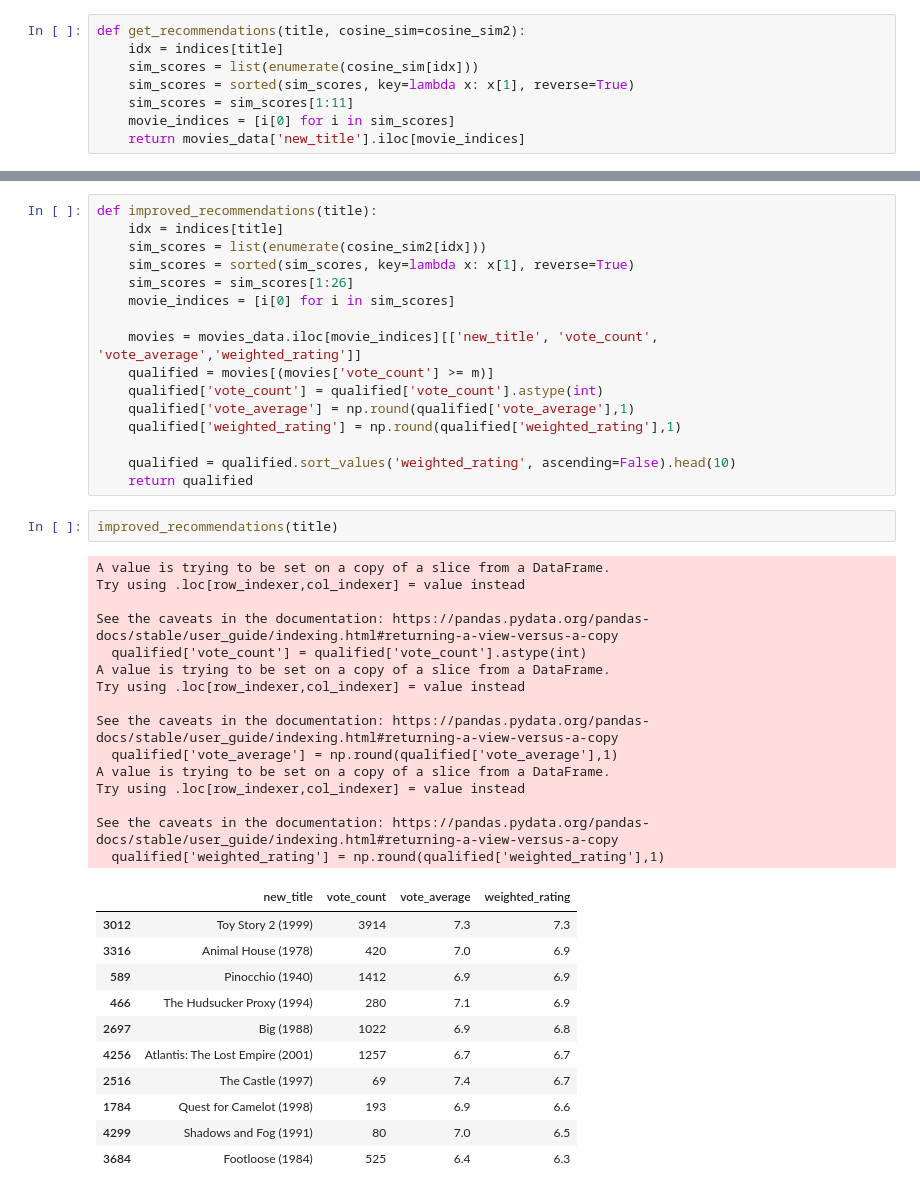
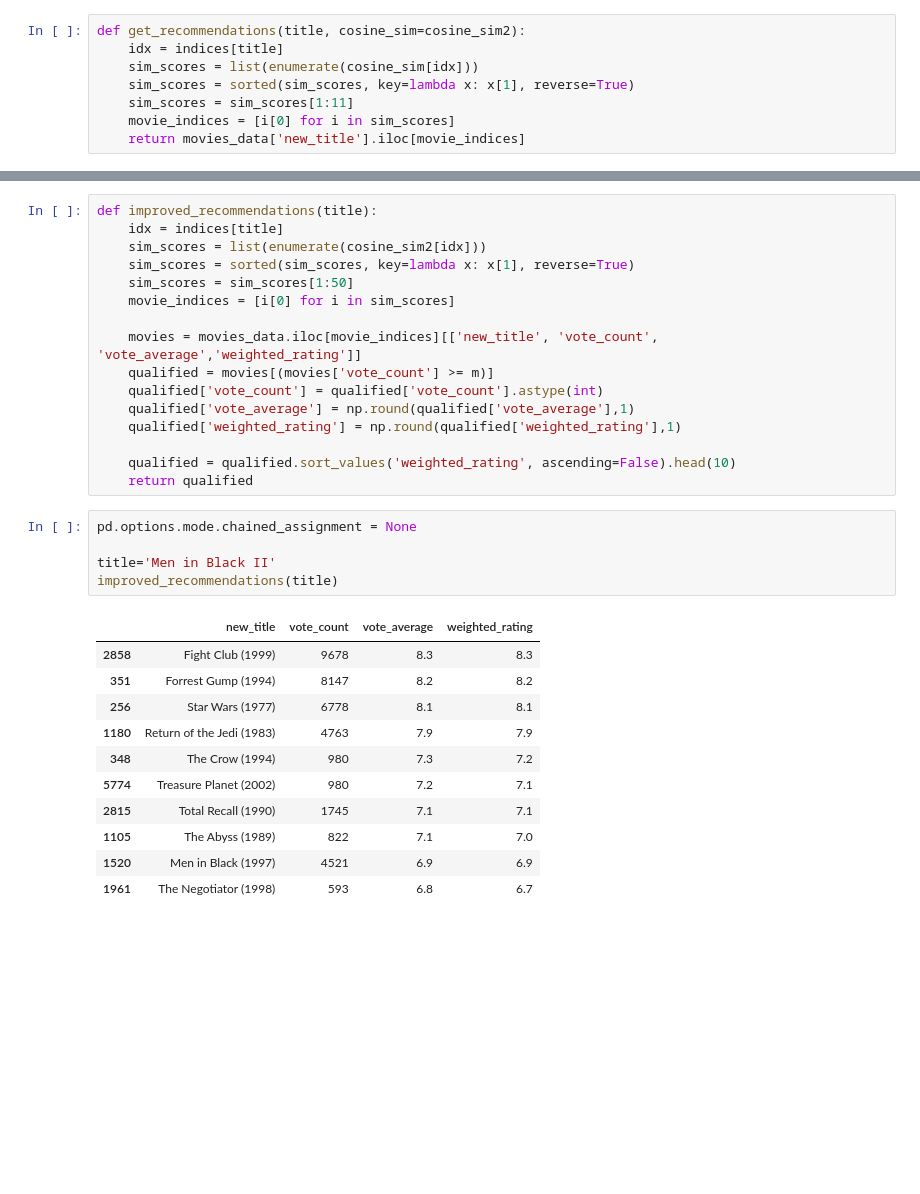
Before and after one commit to 0501-harso/Movie-Recommender, a Jupyter notebook: Simple and Content-based Recommender Movies.ipynb, the cells around one changed output, grey strips where cells are left out. Drawn from its saved outputs; the diff is of its cells as text; blank space fills up the shorter version.

```diff
--- a/Simple and Content-based Recommender Movies.ipynb
+++ b/Simple and Content-based Recommender Movies.ipynb
@@ -279,7 +298,7 @@ def improved_recommendations(title):
     idx = indices[title]
     sim_scores = list(enumerate(cosine_sim2[idx]))
     sim_scores = sorted(sim_scores, key=lambda x: x[1], reverse=True)
-    sim_scores = sim_scores[1:26]
+    sim_scores = sim_scores[1:50]
     movie_indices = [i[0] for i in sim_scores]
 
     movies = movies_data.iloc[movie_indices][['new_title', 'vote_count', 'vote_average','weighted_rating']]
@@ -290,32 +309,20 @@ def improved_recommendations(title):
 
     qualified = qualified.sort_values('weighted_rating', ascending=False).head(10)
     return qualified
-# %%
-improved_recommendations(title)
-# %% [output]
-A value is trying to be set on a copy of a slice from a DataFrame.
-Try using .loc[row_indexer,col_indexer] = value instead
-
-See the caveats in the documentation: https://pandas.pydata.org/pandas-docs/stable/user_guide/indexing.html#returning-a-view-versus-a-copy
-  qualified['vote_count'] = qualified['vote_count'].astype(int)
-A value is trying to be set on a copy of a slice from a DataFrame.
-Try using .loc[row_indexer,col_indexer] = value instead
-
-See the caveats in the documentation: https://pandas.pydata.org/pandas-docs/stable/user_guide/indexing.html#returning-a-view-versus-a-copy
-  qualified['vote_average'] = np.round(qualified['vote_average'],1)
-A value is trying to be set on a copy of a slice from a DataFrame.
-Try using .loc[row_indexer,col_indexer] = value instead
-
-See the caveats in the documentation: https://pandas.pydata.org/pandas-docs/stable/user_guide/indexing.html#returning-a-view-versus-a-copy
-  qualified['weighted_rating'] = np.round(qualified['weighted_rating'],1)
-|  | new_title | vote_count | vote_average | weighted_rating |
-| 3012 | Toy Story 2 (1999) | 3914 | 7.3 | 7.3 |
-| 3316 | Animal House (1978) | 420 | 7.0 | 6.9 |
-| 589 | Pinocchio (1940) | 1412 | 6.9 | 6.9 |
-| 466 | The Hudsucker Proxy (1994) | 280 | 7.1 | 6.9 |
-| 2697 | Big (1988) | 1022 | 6.9 | 6.8 |
-| 4256 | Atlantis: The Lost Empire (2001) | 1257 | 6.7 | 6.7 |
-| 2516 | The Castle (1997) | 69 | 7.4 | 6.7 |
-| 1784 | Quest for Camelot (1998) | 193 | 6.9 | 6.6 |
-| 4299 | Shadows and Fog (1991) | 80 | 7.0 | 6.5 |
-| 3684 | Footloose (1984) | 525 | 6.4 | 6.3 |
+# %%
+pd.options.mode.chained_assignment = None
+
+title='Men in Black II'
+improved_recommendations(title)
+# %% [output]
+|  | new_title | vote_count | vote_average | weighted_rating |
+| 2858 | Fight Club (1999) | 9678 | 8.3 | 8.3 |
+| 351 | Forrest Gump (1994) | 8147 | 8.2 | 8.2 |
+| 256 | Star Wars (1977) | 6778 | 8.1 | 8.1 |
+| 1180 | Return of the Jedi (1983) | 4763 | 7.9 | 7.9 |
+| 348 | The Crow (1994) | 980 | 7.3 | 7.2 |
+| 5774 | Treasure Planet (2002) | 980 | 7.2 | 7.1 |
+| 2815 | Total Recall (1990) | 1745 | 7.1 | 7.1 |
+| 1105 | The Abyss (1989) | 822 | 7.1 | 7.0 |
+| 1520 | Men in Black (1997) | 4521 | 6.9 | 6.9 |
+| 1961 | The Negotiator (1998) | 593 | 6.8 | 6.7 |
```
Also changed, not shown: parts of 8 cells of this notebook.
